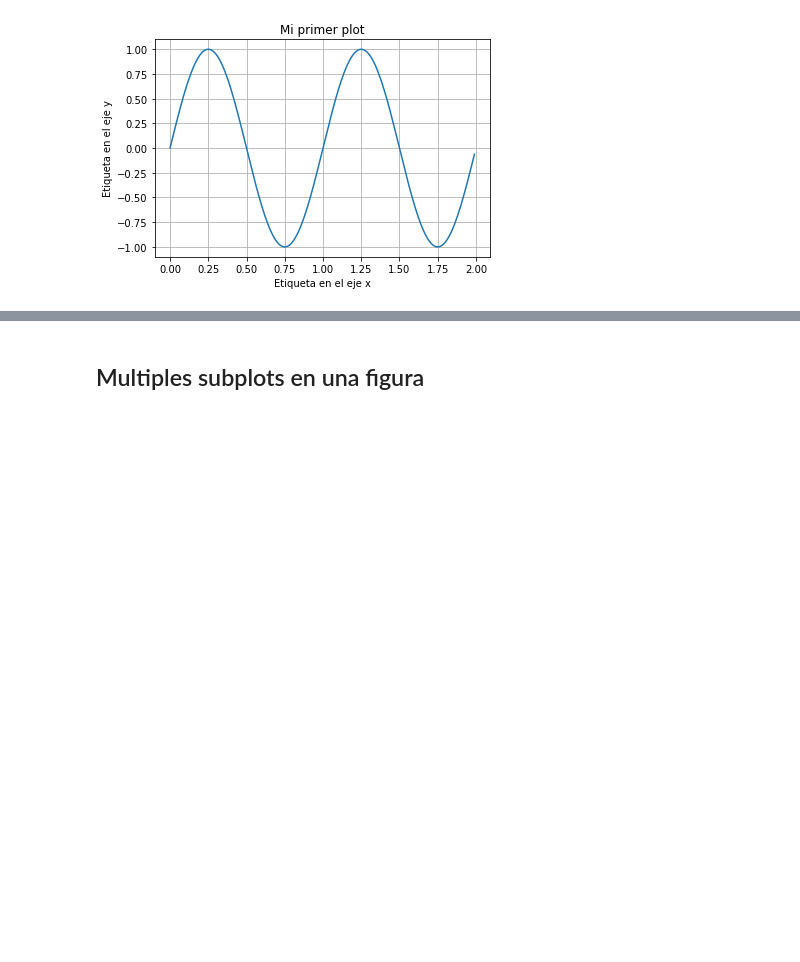
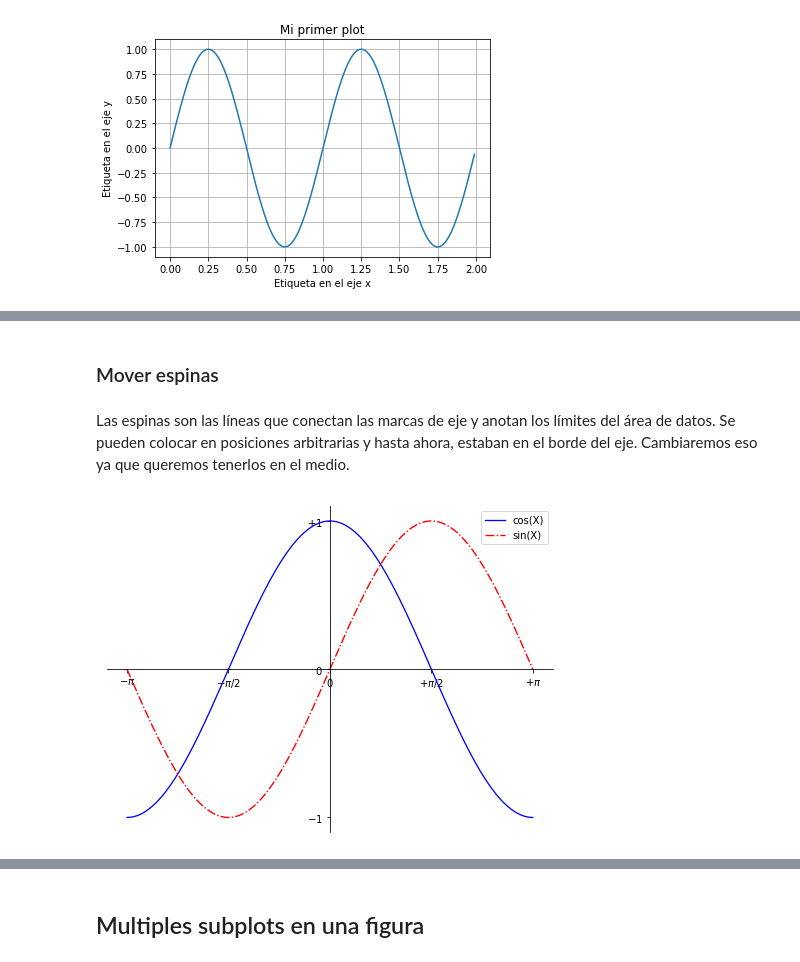
Before and after one commit to juan-pineda/Curso_computacion_cientifica, a Jupyter notebook: 02-Data-visualization/Data_Visualization.ipynb, the cells around one changed output, grey strips where cells are left out. Saved outputs shown, nothing was run; the diff lists cells and outputs as text; code cells hidden in the pictures; blank space fills up the shorter version.

Commit message:
datos actualizados

```diff
--- a/02-Data-visualization/Data_Visualization.ipynb
+++ b/02-Data-visualization/Data_Visualization.ipynb
@@ -25,0 +72,31 @@ plt.show()
+# %% [markdown]
+### Mover espinas
+# %% [markdown]
+Las espinas son las líneas que conectan las marcas de eje y anotan los límites del área de datos. Se pueden colocar en posiciones arbitrarias y hasta ahora, estaban en el borde del eje. Cambiaremos eso ya que queremos tenerlos en el medio.
+# %%
+plt.figure(figsize=(8,6))
+ax = plt.subplot(111)
+
+# mover espinas
+ax.spines['right'].set_color('none')
+ax.spines['top'].set_color('none')
+ax.xaxis.set_ticks_position('bottom')
+ax.spines['bottom'].set_position(('data',0))
+ax.yaxis.set_ticks_position('left')
+ax.spines['left'].set_position(('data',0))
+
+
+x = np.linspace(-np.pi, np.pi, 256)
+y1,y2 = np.cos(x), np.sin(x)
+plt.plot(x, y1, color="blue", linewidth=1.3, linestyle="-",label = 'cos(X)') # añadir label para insertar legendas
+plt.plot(x, y2, color="red", linewidth=1.4, linestyle="-.",label = 'sin(X)')
+plt.xticks([-np.pi, -np.pi/2, 0, np.pi/2, np.pi],[r'$-\pi$', r'$-\pi/2$', r'$0$', r'$+\pi/2$', r'$+\pi$'])
+plt.yticks([-1, 0, +1],[r'$-1$', r'$0$', r'$+1$'])
+plt.xlim(x.min()*1.1, x.max()*1.1)
+
+# añadir legendas
+plt.legend()
+
+plt.show()
+# %% [output]
+[figure, added]
```
Also changed, not shown: parts of 26 cells of this notebook, 2 other files.
